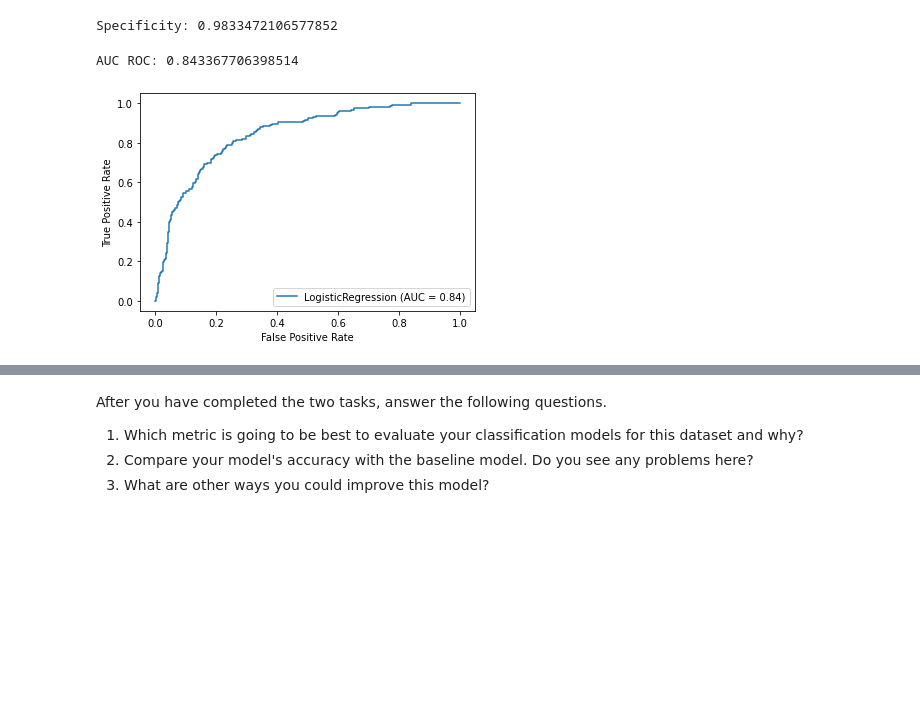
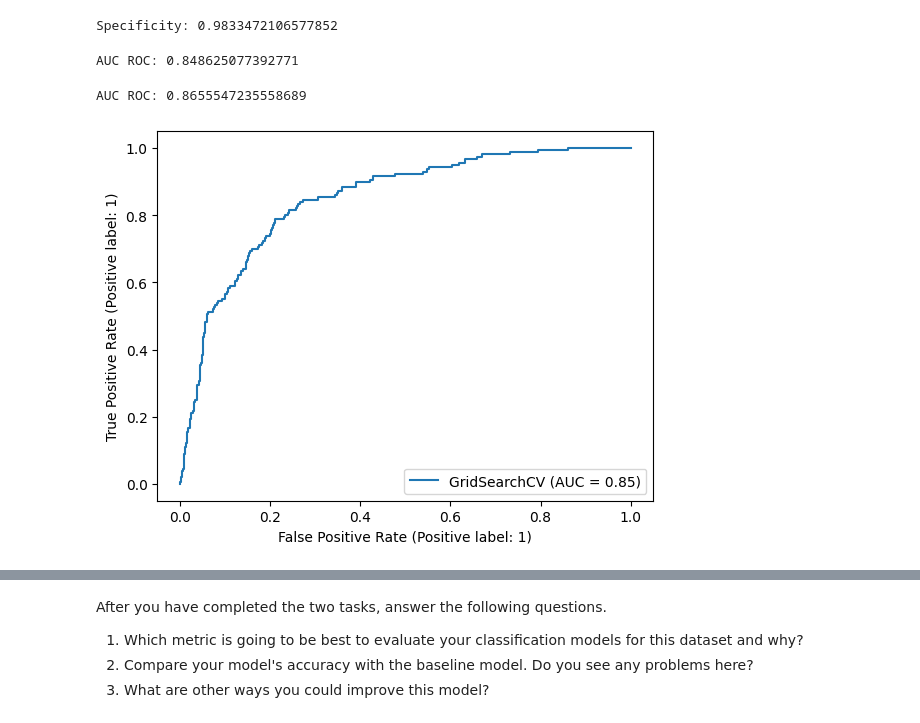
Before and after one commit to coding-dojo-data-science/machine-learning-practice-solutions, a Jupyter notebook: Classification_Metrics_2_Solutions.ipynb, the cells around one changed output, grey strips where cells are left out. Saved outputs shown, nothing was run; the diff lists cells and outputs as text; code cells hidden in the pictures; blank space fills up the shorter version.

```diff
--- a/Classification_Metrics_2_Solutions.ipynb
+++ b/Classification_Metrics_2_Solutions.ipynb
@@ -38,7 +38,7 @@ from sklearn.metrics import accuracy_score, roc_auc_score, plot_confusion_matrix
 # %%
 # load the dataset
 
-df = pd.read_csv('/content/drive/My Drive/DS 12wk PT Curriculum/02: DS/3. Logistic Regression/data/bank_modified.csv')
+df = pd.read_csv('/content/drive/MyDrive/Curriculum/DS 12wk 16 20 PT Curriculum/02: ML/07. Classification and KNN/data/bank_modified.csv')
 df.head()
 # %% [output]
 |  | age | balance | duration | campaign | pdays | previous | job_blue-collar | job_entrepreneur | ... |
@@ -159,12 +143,17 @@ print('Specificity:', specificity)
 # %% [output]
 Specificity: 0.9833472106577852
 # %%
-# AUC ROC
+# AUC ROC Test
 print('AUC ROC:', roc_auc_score(y_test, gs.predict_proba(X_test)[:,1]))
 # %% [output]
-AUC ROC: 0.843367706398514
+AUC ROC: 0.848625077392771
+# %%
+ # AUC ROC Train
+print('AUC ROC:', roc_auc_score(y_train, gs.predict_proba(X_train)[:,1]))
+# %% [output]
+AUC ROC: 0.8655547235558689
 # %%
-# Plot ROC curve
-plot_roc_curve(gs, X_test, y_test);
+# Plot ROC curve Test
+RocCurveDisplay.from_estimator(gs, X_test, y_test);
 # %% [output]
-[figure, old version]
+[figure, new version]
```
Also changed, not shown: parts of 8 cells of this notebook.
